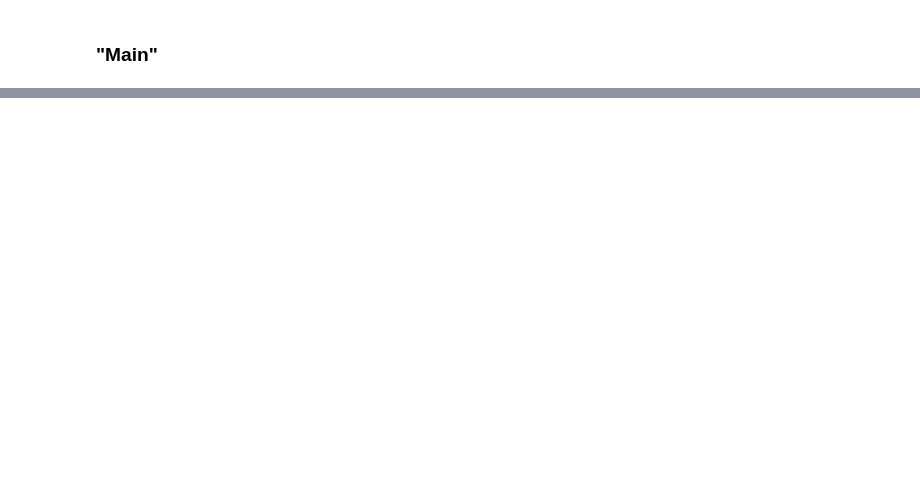
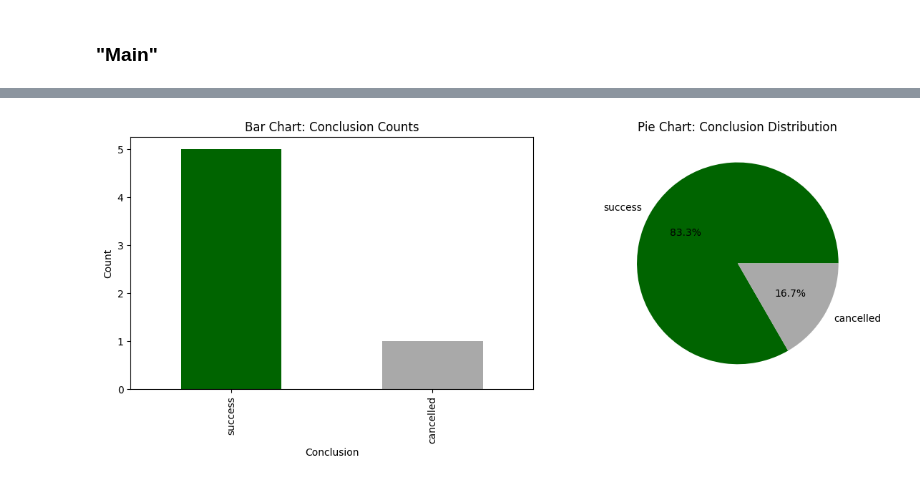
Before and after one commit to 2xlhe/gh-Actions-Reader, a Jupyter notebook: ghActionsReader.ipynb, the cells around one changed output, grey strips where cells are left out. Drawn from its saved outputs; the diff is of its cells as text; code cells hidden in the pictures; blank space fills up the shorter version.

```diff
--- a/ghActionsReader.ipynb
+++ b/ghActionsReader.ipynb
@@ -125,7 +126,7 @@ class ActionsWorkflow:
 
             ArqManipulation.save_df_to_parquet(df = df, parquet_file_name="./bin/actionsWorflow.parquet")
 
-            return df
+            return df.set_index('name')
 
         except subprocess.CalledProcessError as e:
             print(f"Error executing GitHub CLI command: {e}")
@@ -247,0 +416,79 @@ DataFrame successfully saved to ./bin/actionsWorflow.parquet
+# %%
+import matplotlib.pyplot as plt
+
+# Define color mapping
+colors = {
+    'failure': 'firebrick',
+    'cancelled': 'darkgray',
+    'startup_failure': 'darkorange',
+    'success':  'darkgreen'
+}
+
+# Filter the DataFrame
+a = workflow.df[workflow.df['status'] == 'completed']
+
+# Get value counts of the 'conclusion' columnimport matplotlib.pyplot as plt
+
+# Define color mapping
+colors = {
+    'failure': 'firebrick',
+    'cancelled': 'darkgray',
+    'startup_failure':'darkorange',
+    'success':  'darkgreen'
+
+}
+
+# Filter the DataFrame
+a = workflow.df[workflow.df['status'] == 'completed']
+
+# Get value counts of the 'conclusion' column
+value_counts = a['conclusion'].value_counts()
+
+# Map colors to the categories in value_counts
+bar_colors = [colors[cat] for cat in value_counts.index]
+
+# Create a figure with two subplots side by side
+fig, (ax1, ax2) = plt.subplots(1, 2, figsize=(12, 5))  # 1 row, 2 columns
+
+# Plot the bar chart on the first subplot
+value_counts.plot.bar(color=bar_colors, ax=ax1)
+ax1.set_xlabel('Conclusion')
+ax1.set_ylabel('Count')
+ax1.set_title('Bar Chart: Conclusion Counts')
+
+# Plot the pie chart on the second subplot
+value_counts.plot.pie(colors=bar_colors, autopct='%1.1f%%', ax=ax2)
+ax2.set_ylabel('')  # Remove the y-label for the pie chart
+ax2.set_title('Pie Chart: Conclusion Distribution')
+
+# Adjust layout for better spacing
+plt.tight_layout()
+
+# Show the plots
+plt.show()
+value_counts = a['conclusion'].value_counts()
+
+# Map colors to the categories in value_counts
+bar_colors = [colors[cat] for cat in value_counts.index]
+
+# Create a figure with two subplots side by side
+fig, (ax1, ax2) = plt.subplots(1, 2, figsize=(12, 5))  # 1 row, 2 columns
+
+# Plot the bar chart on the first subplot
+value_counts.plot.bar(color=bar_colors, ax=ax1)
+ax1.set_xlabel('Conclusion')
+ax1.set_ylabel('Count')
+ax1.set_title('Bar Chart: Conclusion Counts')
+
+# Plot the pie chart on the second subplot
+value_counts.plot.pie(colors=bar_colors, autopct='%1.1f%%', ax=ax2)
+ax2.set_ylabel('')  # Remove the y-label for the pie chart
+ax2.set_title('Pie Chart: Conclusion Distribution')
+
+# Adjust layout for better spacing
+plt.tight_layout()
+
+# Show the plots
+plt.show()
+# %% [output]
+[figure, added]
```
Also changed, not shown: parts of 13 cells of this notebook, 5 other files.
